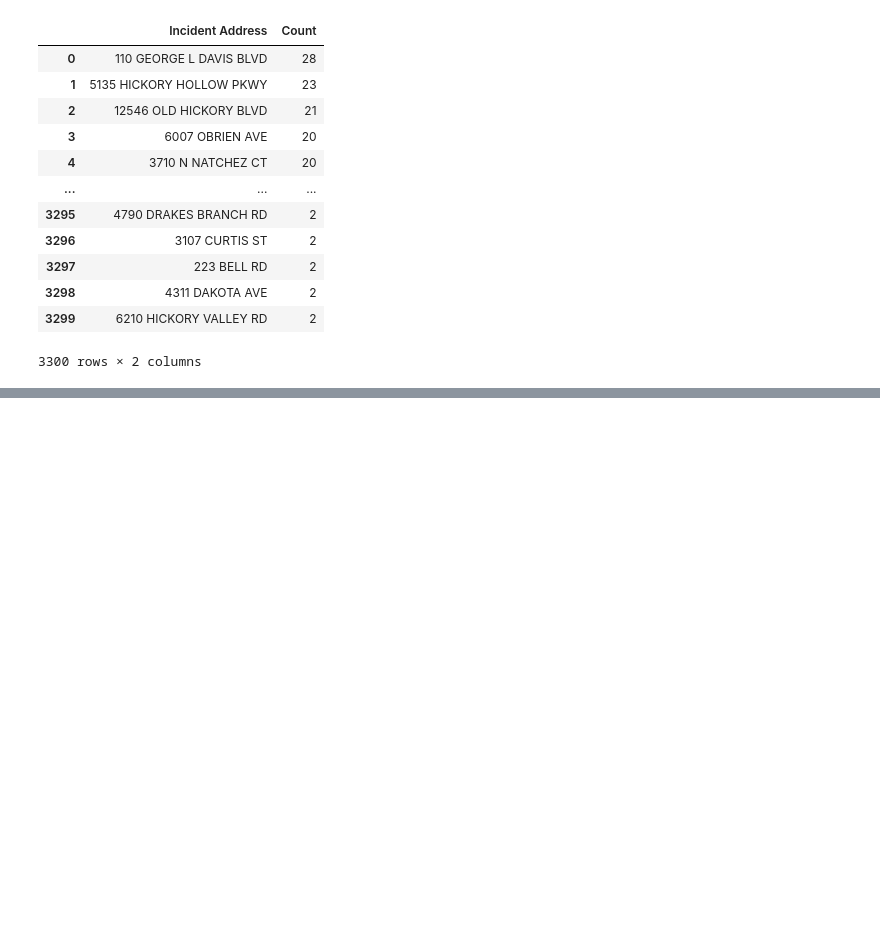
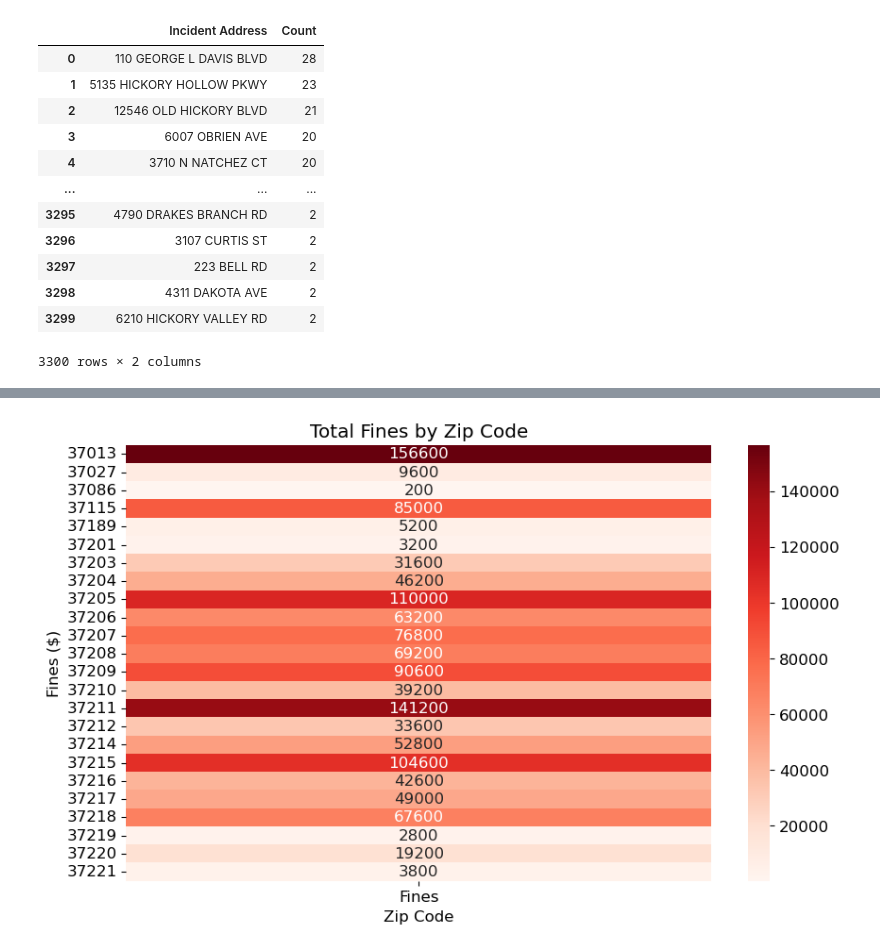
Before and after one commit to NewForce-Cohort-10-Data/trash-haulers-try-catch-these-hands-trashings, a Jupyter notebook: notebook/trash_haulers_group.ipynb, the cells around one changed output, grey strips where cells are left out. Drawn from its saved outputs; the diff is of its cells as text; code cells hidden in the pictures; blank space fills up the shorter version.

```diff
--- a/notebook/trash_haulers_group.ipynb
+++ b/notebook/trash_haulers_group.ipynb
@@ -161,0 +223,3 @@ Total of all fines for missed pick ups is $1,966,800
+# %%
+fines = fines.drop_duplicates(['Incident Address'])
+fines
@@ -161,0 +240,3 @@ Total of all fines for missed pick ups is $1,966,800
+# %%
+fines['Fines'] = (fines['Count'] - 1) * 200
+fines
@@ -161,0 +262,3 @@ Total of all fines for missed pick ups is $1,966,800
+# %%
+fines_by_zip = fines.groupby('Zip Code')['Fines'].sum().reset_index()
+fines_by_zip
@@ -162,2 +283,13 @@ Total of all fines for missed pick ups is $1,966,800
+# %%
+fines_by_zip['Zip Code'] = fines_by_zip['Zip Code'].astype(int)
+# %%
+plt.figure(figsize=(10, 6))
+sns.heatmap(fines_by_zip.set_index('Zip Code'), cmap="Reds", annot=True, fmt=".0f")
+plt.title("Total Fines by Zip Code")
+plt.xlabel("Zip Code")
+plt.ylabel("Fines ($)")
+plt.show()
+# %% [output]
+[figure, added]
 # %%
 prop_damage = trash_haul.loc[trash_haul['Request'].str.contains('damage', case=False, na=False)]
```
Also changed, not shown: parts of 36 cells of this notebook.
